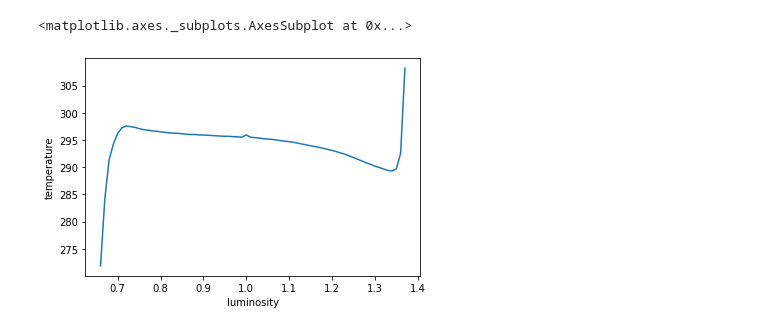
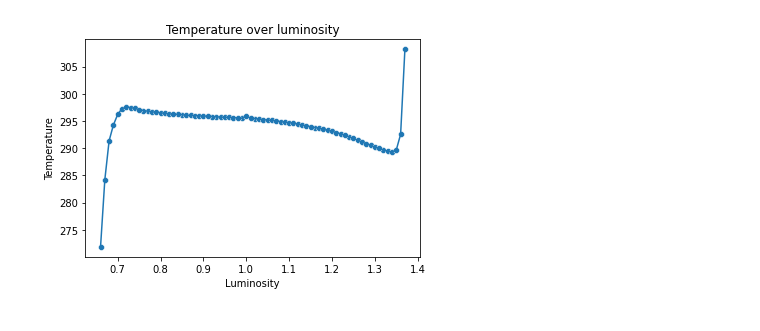
Before and after one commit to alessandrotofani/Daisyworld, a Jupyter notebook: Daisyworld.ipynb, the cells around one changed output. Cells and saved outputs as stored; diff of their text form; code cells hidden in the pictures.

```diff
--- a/Daisyworld.ipynb
+++ b/Daisyworld.ipynb
@@ -39,8 +17,0 @@ luminosity_values
-# %%
-temp = {} # (luminosity: [temps])
-for i in luminosity_values:
-  temp[i] = []
-  for j in range(len(luminosity)):
-    if i == luminosity[j]:
-      temp[i].append(temp_total[j])
-temp
@@ -65,10 +17,0 @@ temp
-# %%
-import statistics
-mean = {}
-std = {}
-for lum in temp:
-  mean[lum] = statistics.mean(temp[lum])
-  std[lum] = statistics.stdev(temp[lum])
-
-print('Mean values of temperatures', mean)
-print('Standard deviations', std)
@@ -78,8 +17,0 @@ Standard deviations {0.99: 0.142843932393139, 1.02: 0.1538283218495107, 1: 1.012
-# %%
-data = {}
-data['luminosity'] = [el for el in mean]
-data['temperature'] = [mean[el] for el in mean]
-data['temperature_std'] = [std[el] for el in std]
-# %%
-import seaborn as sns
-g = sns.scatterplot(data=data, x="luminosity", y="temperature")
@@ -88,5 +17,0 @@ g = sns.scatterplot(data=data, x="luminosity", y="temperature")
-# %%
-sns.lineplot(data=data, x="luminosity", y="temperature", err_style="bars", ci=68)
-# %% [output]
-<matplotlib.axes._subplots.AxesSubplot at 0x...>
-[figure, removed]
@@ -92,0 +70,4 @@ sns.lineplot(data=data, x="luminosity", y="temperature", err_style="bars", ci=68
+# %%
+get_plot(luminosity, temp_total, 'Temperature over luminosity', 'Luminosity', 'Temperature')
+# %% [output]
+[figure, added]
```
Also changed, not shown: parts of 6 cells of this notebook.
